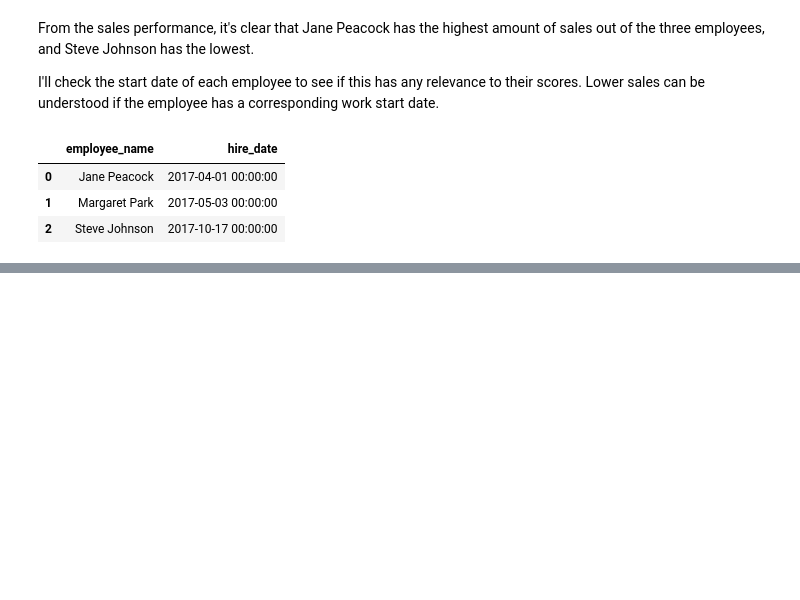
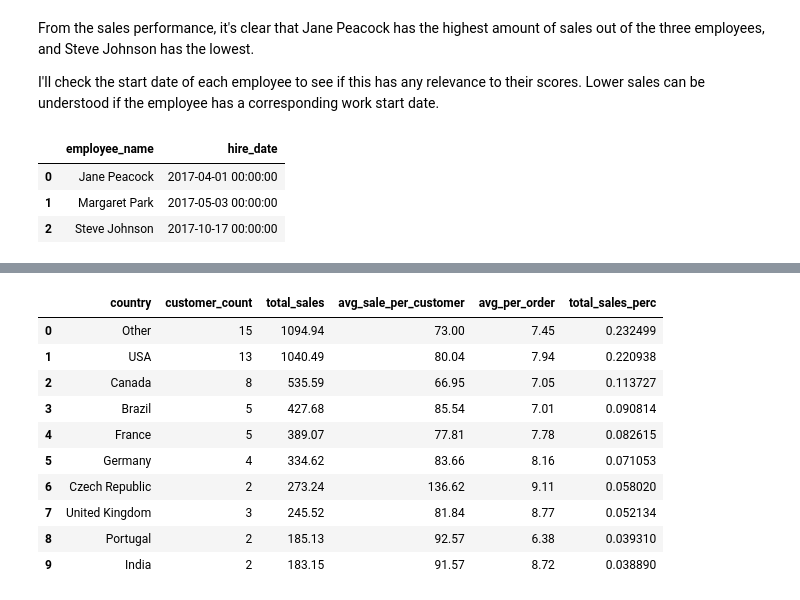
Before and after one commit to jvgiordano/DataQuest---Data-Scientist-Projects, a Jupyter notebook: Step 4 - Working with Data Sources/10 - Answering Business Questions Using SQL/Analysis-WIP.ipynb, the cells around one changed output, grey strips where cells are left out. Cells and saved outputs as stored; diff of their text form; code cells hidden in the pictures; blank space fills up the shorter version.

```diff
--- a/Step 4 - Working with Data Sources/10 - Answering Business Questions Using SQL/Analysis-WIP.ipynb
+++ b/Step 4 - Working with Data Sources/10 - Answering Business Questions Using SQL/Analysis-WIP.ipynb
@@ -256,0 +271,49 @@ Jane Peacock was hired earliest, on April 1st, 2017 whereas Steve Johnson was hi
+# %%
+query3 = '''
+
+        WITH
+        sales_info AS
+        (
+        SELECT
+            SUM(i.total) AS total_sales,
+            COUNT(DISTINCT(i.invoice_id)) AS order_count,
+            COUNT(DISTINCT(c.customer_id)) AS customer_count,
+            CASE
+                WHEN COUNT(DISTINCT(c.customer_id)) < 2 THEN "Other"
+                ELSE c.country
+            END AS country
+        FROM customer AS c
+        INNER JOIN invoice AS i ON i.customer_id = c.customer_id
+        GROUP BY c.country
+        ORDER BY total_sales DESC
+        )
+
+        SELECT
+            country,
+            SUM(customer_count) AS customer_count,
+            SUM(total_sales) AS total_sales,
+            ROUND(SUM(total_sales)/SUM(customer_count), 2) AS avg_sale_per_customer,
+            ROUND(SUM(total_sales)/SUM(order_count), 2) AS avg_per_order,
+            SUM(total_sales)/(SELECT SUM(total_sales) FROM sales_info) AS total_sales_perc
+
+        FROM sales_info
+        GROUP BY country
+        ORDER BY total_sales DESC
+
+        '''
+
+
+regional_sales = run_query(query3)
+run_query(query3)
+# %% [output]
+|  | country | customer_count | total_sales | avg_sale_per_customer | avg_per_order | total_sales_perc |
+| 0 | Other | 15 | 1094.94 | 73.00 | 7.45 | 0.232499 |
+| 1 | USA | 13 | 1040.49 | 80.04 | 7.94 | 0.220938 |
+| 2 | Canada | 8 | 535.59 | 66.95 | 7.05 | 0.113727 |
+| 3 | Brazil | 5 | 427.68 | 85.54 | 7.01 | 0.090814 |
+| 4 | France | 5 | 389.07 | 77.81 | 7.78 | 0.082615 |
+| 5 | Germany | 4 | 334.62 | 83.66 | 8.16 | 0.071053 |
+| 6 | Czech Republic | 2 | 273.24 | 136.62 | 9.11 | 0.058020 |
+| 7 | United Kingdom | 3 | 245.52 | 81.84 | 8.77 | 0.052134 |
+| 8 | Portugal | 2 | 185.13 | 92.57 | 6.38 | 0.039310 |
+| 9 | India | 2 | 183.15 | 91.57 | 8.72 | 0.038890 |
```
Also changed, not shown: parts of 5 cells of this notebook.
